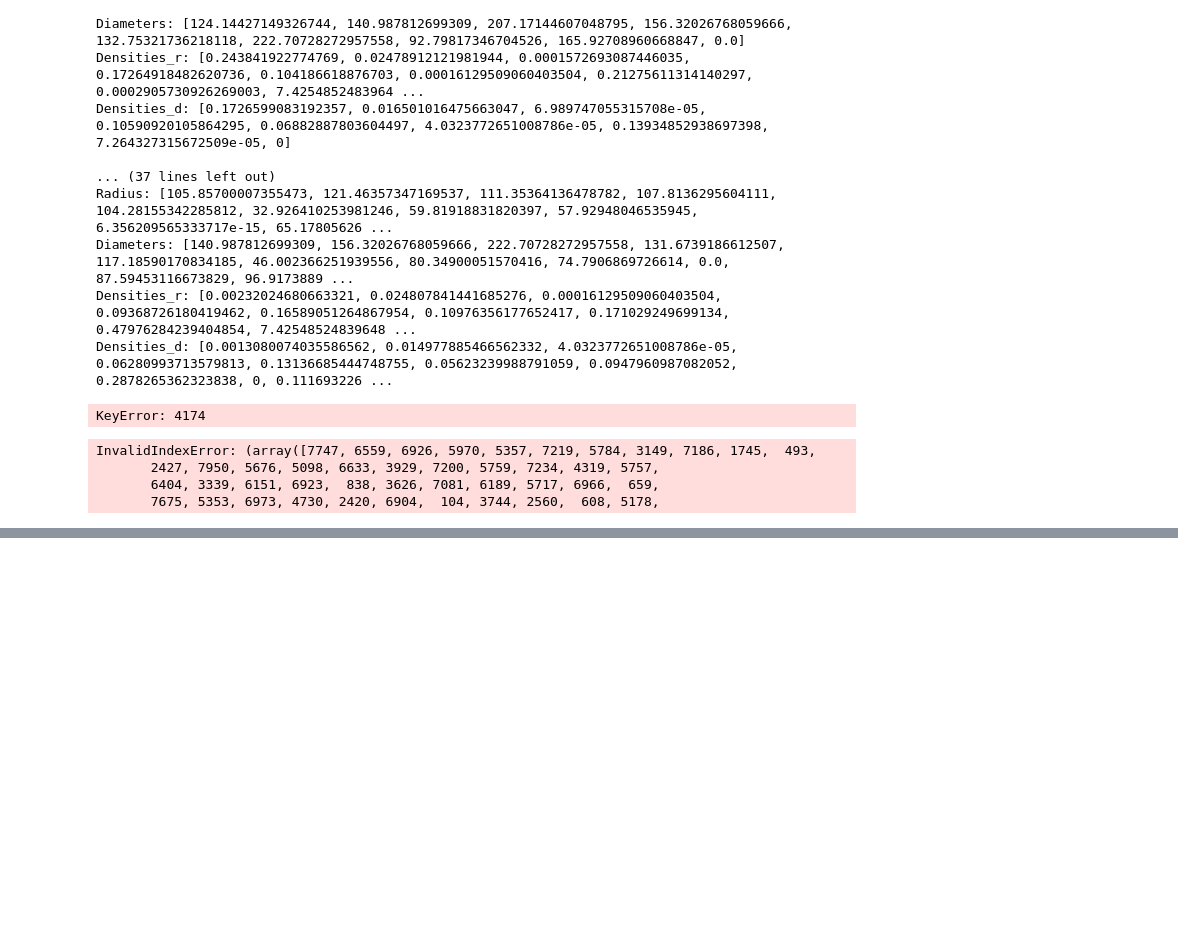
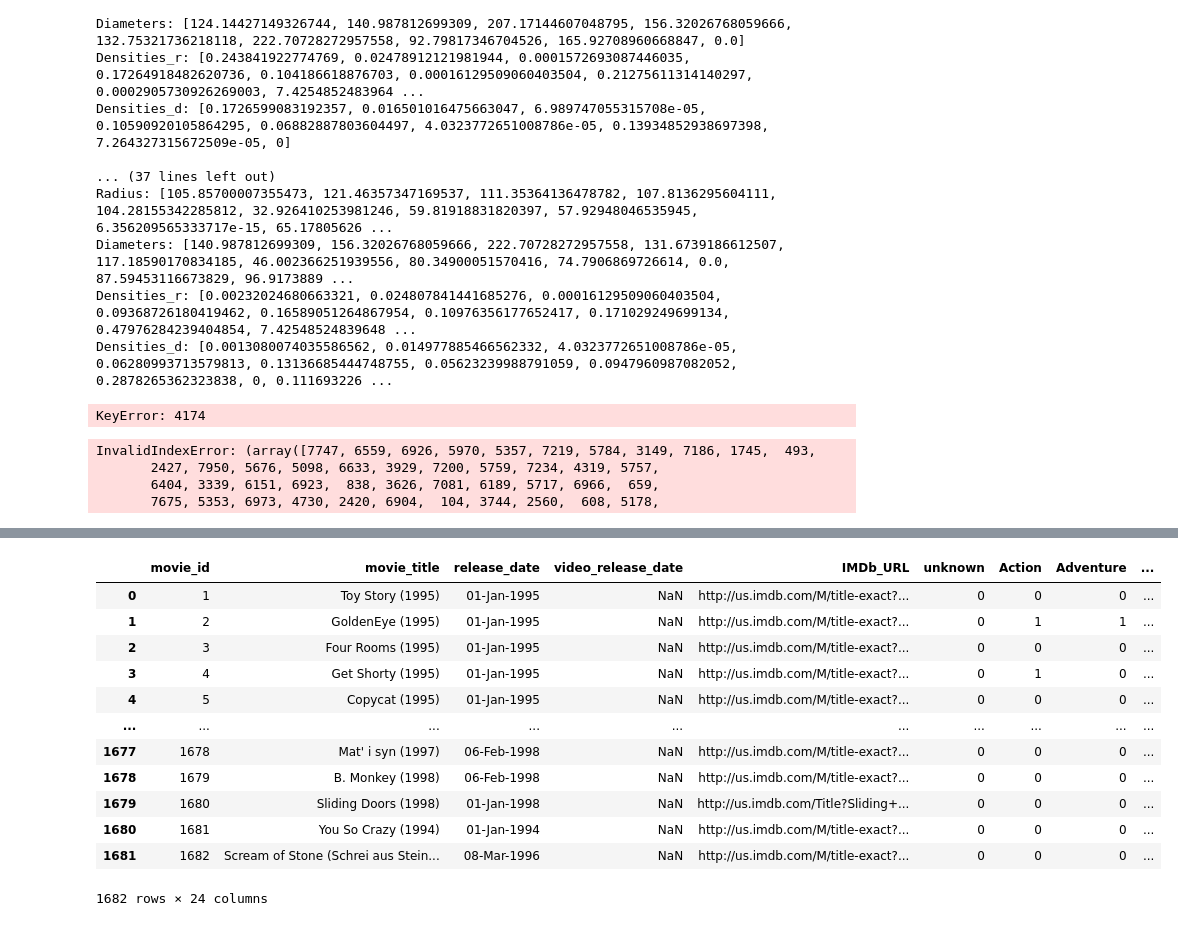
Before and after one commit to TheScorpoi/mdle-assignment-2, a Jupyter notebook: main.ipynb, the cells around one changed output, grey strips where cells are left out. Drawn from its saved outputs; the diff is of its cells as text; code cells hidden in the pictures; blank space fills up the shorter version.

```diff
--- a/main.ipynb
+++ b/main.ipynb
@@ -355,0 +376,18 @@ InvalidIndexError: (array([7747, 6559, 6926, 5970, 5357, 7219, 5784, 3149, 7186,
+# %%
+movies = pd.read_csv('./ml-100k/u.item', encoding='latin-1', delimiter='|', header=None, names=['movie_id', 'movie_title', 'release_date', 'video_release_date', 'IMDb_URL', 'unknown', 'Action', 'Adventure', 'Animation', 'Children', 'Comedy', 'Crime', 'Documentary', 'Drama', 'Fantasy', 'Film-Noir', 'Horror', 'Musical', 'Mystery', 'Romance', 'Sci-Fi', 'Thriller', 'War', 'Western'])
+
+movies
+# %% [output]
+|  | movie_id | movie_title | release_date | video_release_date | IMDb_URL | unknown | Action | Adventure | ... |
+| 0 | 1 | Toy Story (1995) | 01-Jan-1995 | NaN | http://us.imdb.com/M/title-exact?... | 0 | 0 | 0 | ... |
+| 1 | 2 | GoldenEye (1995) | 01-Jan-1995 | NaN | http://us.imdb.com/M/title-exact?... | 0 | 1 | 1 | ... |
+| 2 | 3 | Four Rooms (1995) | 01-Jan-1995 | NaN | http://us.imdb.com/M/title-exact?... | 0 | 0 | 0 | ... |
+| 3 | 4 | Get Shorty (1995) | 01-Jan-1995 | NaN | http://us.imdb.com/M/title-exact?... | 0 | 1 | 0 | ... |
+| 4 | 5 | Copycat (1995) | 01-Jan-1995 | NaN | http://us.imdb.com/M/title-exact?... | 0 | 0 | 0 | ... |
+| ... | ... | ... | ... | ... | ... | ... | ... | ... | ... |
+| 1677 | 1678 | Mat' i syn (1997) | 06-Feb-1998 | NaN | http://us.imdb.com/M/title-exact?... | 0 | 0 | 0 | ... |
+| 1678 | 1679 | B. Monkey (1998) | 06-Feb-1998 | NaN | http://us.imdb.com/M/title-exact?... | 0 | 0 | 0 | ... |
+| 1679 | 1680 | Sliding Doors (1998) | 01-Jan-1998 | NaN | http://us.imdb.com/Title?Sliding+... | 0 | 0 | 0 | ... |
+| 1680 | 1681 | You So Crazy (1994) | 01-Jan-1994 | NaN | http://us.imdb.com/M/title-exact?... | 0 | 0 | 0 | ... |
+| 1681 | 1682 | Scream of Stone (Schrei aus Stein... | 08-Mar-1996 | NaN | http://us.imdb.com/M/title-exact?... | 0 | 0 | 0 | ... |
+1682 rows × 24 columns
```
Also changed, not shown: parts of 6 cells of this notebook, 23 other files.
